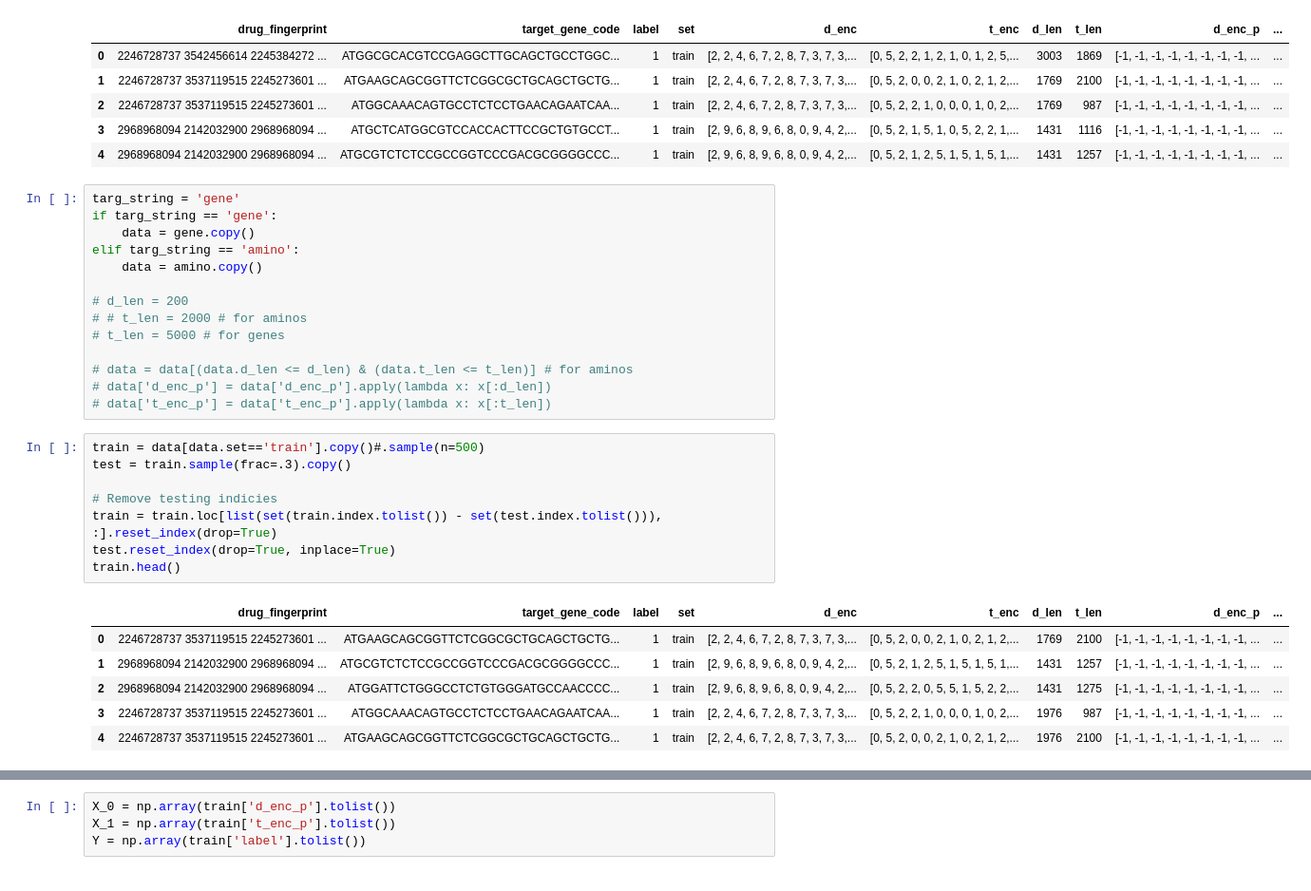
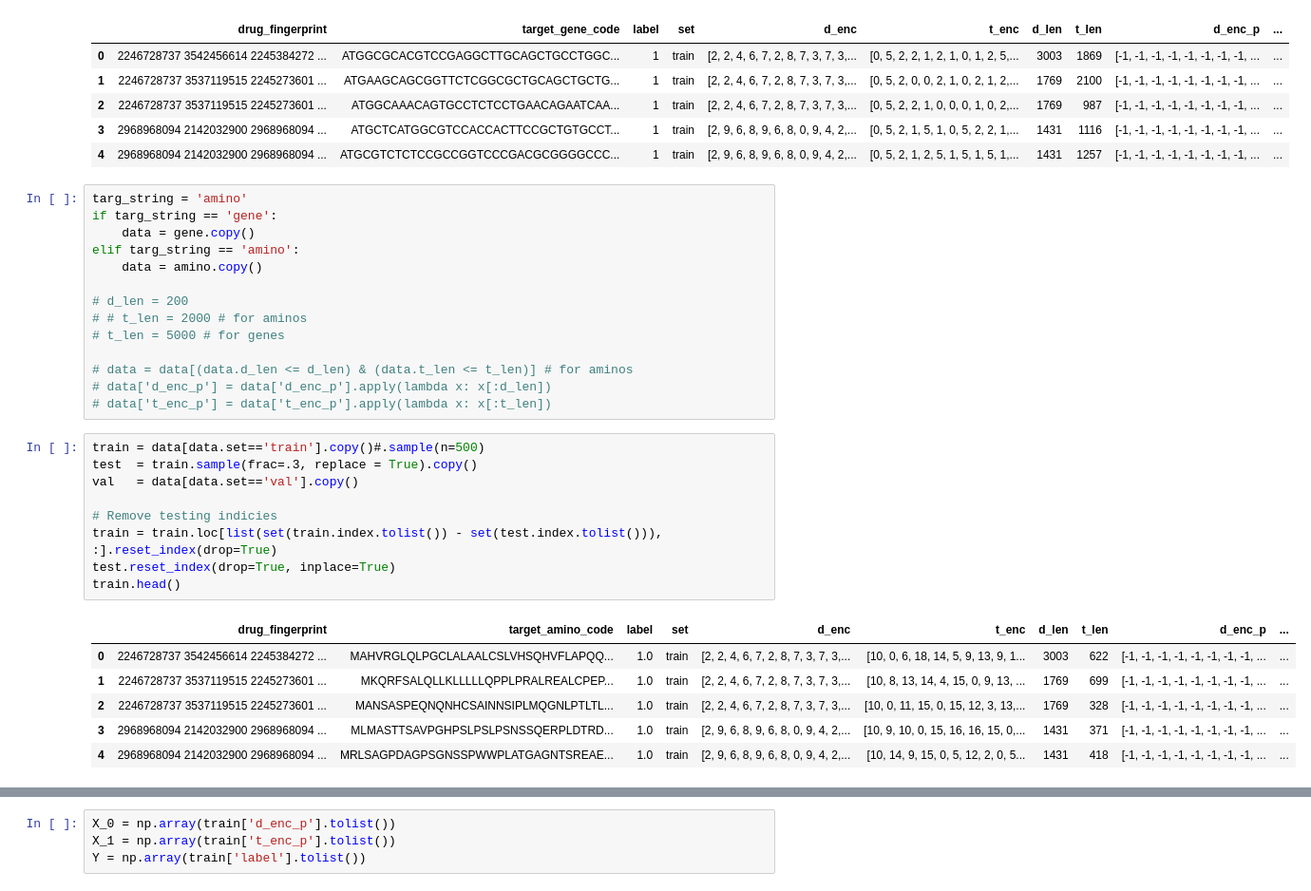
Before and after one commit to fhooton/DeepDrugRepurposer, a Jupyter notebook: Model - Val.ipynb, the cells around one changed output, grey strips where cells are left out. Shown: that part at 95% size. Saved outputs shown, nothing was run; the diff lists cells and outputs as text.

```diff
--- a/Model - Val.ipynb
+++ b/Model - Val.ipynb
@@ -61,7 +117,7 @@ gene.head()
 | 3 | 2968968094 2142032900 2968968094 ... | ATGCTCATGGCGTCCACCACTTCCGCTGTGCCT... | 1 | train | [2, 9, 6, 8, 9, 6, 8, 0, 9, 4, 2,... | [0, 5, 2, 1, 5, 1, 0, 5, 2, 2, 1,... | 1431 | 1116 | [-1, -1, -1, -1, -1, -1, -1, -1, ... | ... |
 | 4 | 2968968094 2142032900 2968968094 ... | ATGCGTCTCTCCGCCGGTCCCGACGCGGGGCCC... | 1 | train | [2, 9, 6, 8, 9, 6, 8, 0, 9, 4, 2,... | [0, 5, 2, 1, 2, 5, 1, 5, 1, 5, 1,... | 1431 | 1257 | [-1, -1, -1, -1, -1, -1, -1, -1, ... | ... |
 # %%
-targ_string = 'gene'
+targ_string = 'amino'
 if targ_string == 'gene':
     data = gene.copy()
 elif targ_string == 'amino':
@@ -76,16 +132,17 @@ elif targ_string == 'amino':
 # data['t_enc_p'] = data['t_enc_p'].apply(lambda x: x[:t_len])
 # %%
 train = data[data.set=='train'].copy()#.sample(n=500)
-test = train.sample(frac=.3).copy()
+test  = train.sample(frac=.3, replace = True).copy()
+val   = data[data.set=='val'].copy()
 
 # Remove testing indicies
 train = train.loc[list(set(train.index.tolist()) - set(test.index.tolist())), :].reset_index(drop=True)
 test.reset_index(drop=True, inplace=True)
 train.head()
 # %% [output]
-|  | drug_fingerprint | target_gene_code | label | set | d_enc | t_enc | d_len | t_len | d_enc_p | ... |
-| 0 | 2246728737 3537119515 2245273601 ... | ATGAAGCAGCGGTTCTCGGCGCTGCAGCTGCTG... | 1 | train | [2, 2, 4, 6, 7, 2, 8, 7, 3, 7, 3,... | [0, 5, 2, 0, 0, 2, 1, 0, 2, 1, 2,... | 1769 | 2100 | [-1, -1, -1, -1, -1, -1, -1, -1, ... | ... |
-| 1 | 2968968094 2142032900 2968968094 ... | ATGCGTCTCTCCGCCGGTCCCGACGCGGGGCCC... | 1 | train | [2, 9, 6, 8, 9, 6, 8, 0, 9, 4, 2,... | [0, 5, 2, 1, 2, 5, 1, 5, 1, 5, 1,... | 1431 | 1257 | [-1, -1, -1, -1, -1, -1, -1, -1, ... | ... |
-| 2 | 2968968094 2142032900 2968968094 ... | ATGGATTCTGGGCCTCTGTGGGATGCCAACCCC... | 1 | train | [2, 9, 6, 8, 9, 6, 8, 0, 9, 4, 2,... | [0, 5, 2, 2, 0, 5, 5, 1, 5, 2, 2,... | 1431 | 1275 | [-1, -1, -1, -1, -1, -1, -1, -1, ... | ... |
-| 3 | 2246728737 3537119515 2245273601 ... | ATGGCAAACAGTGCCTCTCCTGAACAGAATCAA... | 1 | train | [2, 2, 4, 6, 7, 2, 8, 7, 3, 7, 3,... | [0, 5, 2, 2, 1, 0, 0, 0, 1, 0, 2,... | 1976 | 987 | [-1, -1, -1, -1, -1, -1, -1, -1, ... | ... |
-| 4 | 2246728737 3537119515 2245273601 ... | ATGAAGCAGCGGTTCTCGGCGCTGCAGCTGCTG... | 1 | train | [2, 2, 4, 6, 7, 2, 8, 7, 3, 7, 3,... | [0, 5, 2, 0, 0, 2, 1, 0, 2, 1, 2,... | 1976 | 2100 | [-1, -1, -1, -1, -1, -1, -1, -1, ... | ... |
+|  | drug_fingerprint | target_amino_code | label | set | d_enc | t_enc | d_len | t_len | d_enc_p | ... |
+| 0 | 2246728737 3542456614 2245384272 ... | MAHVRGLQLPGCLALAALCSLVHSQHVFLAPQQ... | 1.0 | train | [2, 2, 4, 6, 7, 2, 8, 7, 3, 7, 3,... | [10, 0, 6, 18, 14, 5, 9, 13, 9, 1... | 3003 | 622 | [-1, -1, -1, -1, -1, -1, -1, -1, ... | ... |
+| 1 | 2246728737 3537119515 2245273601 ... | MKQRFSALQLLKLLLLLQPPLPRALREALCPEP... | 1.0 | train | [2, 2, 4, 6, 7, 2, 8, 7, 3, 7, 3,... | [10, 8, 13, 14, 4, 15, 0, 9, 13, ... | 1769 | 699 | [-1, -1, -1, -1, -1, -1, -1, -1, ... | ... |
+| 2 | 2246728737 3537119515 2245273601 ... | MANSASPEQNQNHCSAINNSIPLMQGNLPTLTL... | 1.0 | train | [2, 2, 4, 6, 7, 2, 8, 7, 3, 7, 3,... | [10, 0, 11, 15, 0, 15, 12, 3, 13,... | 1769 | 328 | [-1, -1, -1, -1, -1, -1, -1, -1, ... | ... |
+| 3 | 2968968094 2142032900 2968968094 ... | MLMASTTSAVPGHPSLPSLPSNSSQERPLDTRD... | 1.0 | train | [2, 9, 6, 8, 9, 6, 8, 0, 9, 4, 2,... | [10, 9, 10, 0, 15, 16, 16, 15, 0,... | 1431 | 371 | [-1, -1, -1, -1, -1, -1, -1, -1, ... | ... |
+| 4 | 2968968094 2142032900 2968968094 ... | MRLSAGPDAGPSGNSSPWWPLATGAGNTSREAE... | 1.0 | train | [2, 9, 6, 8, 9, 6, 8, 0, 9, 4, 2,... | [10, 14, 9, 15, 0, 5, 12, 2, 0, 5... | 1431 | 418 | [-1, -1, -1, -1, -1, -1, -1, -1, ... | ... |
```
Also changed, not shown: parts of 38 cells of this notebook, 3 other files.
